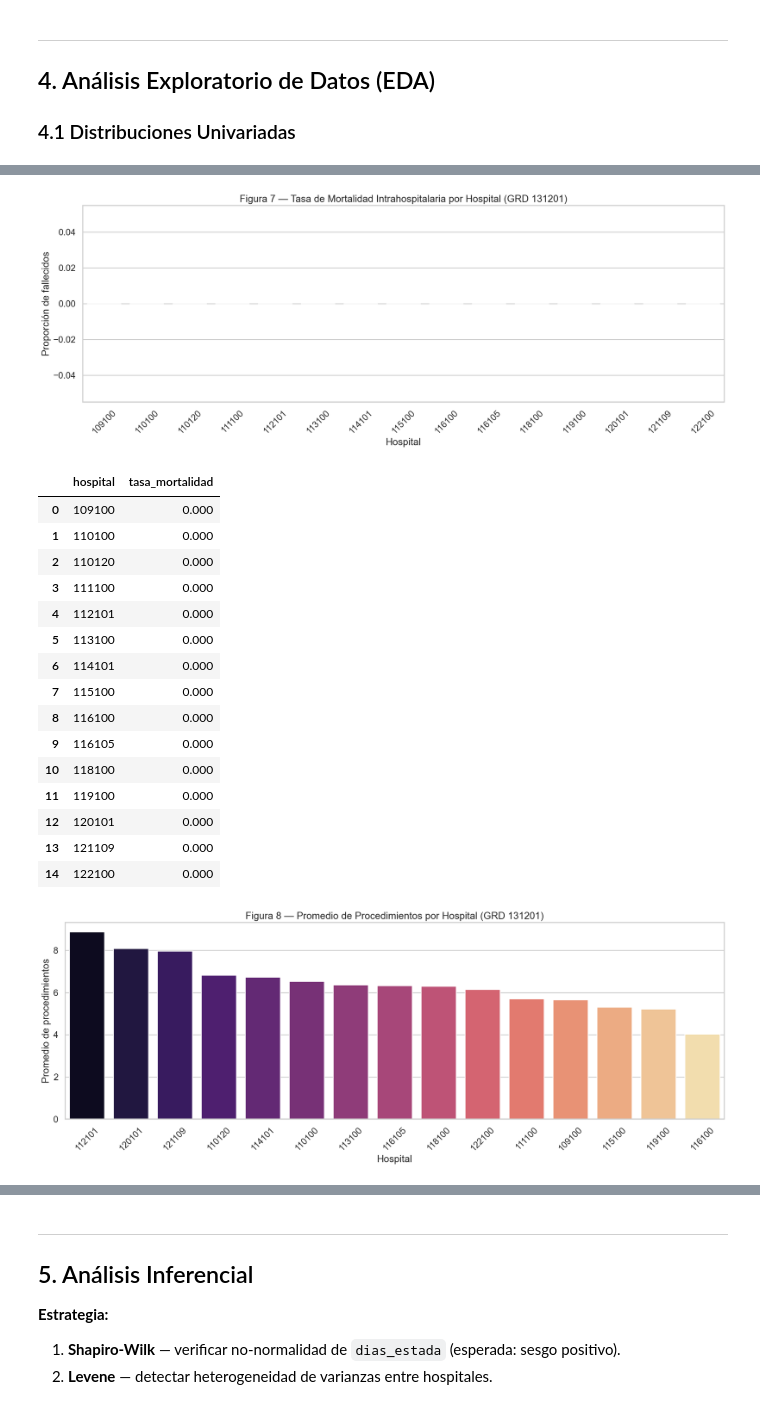
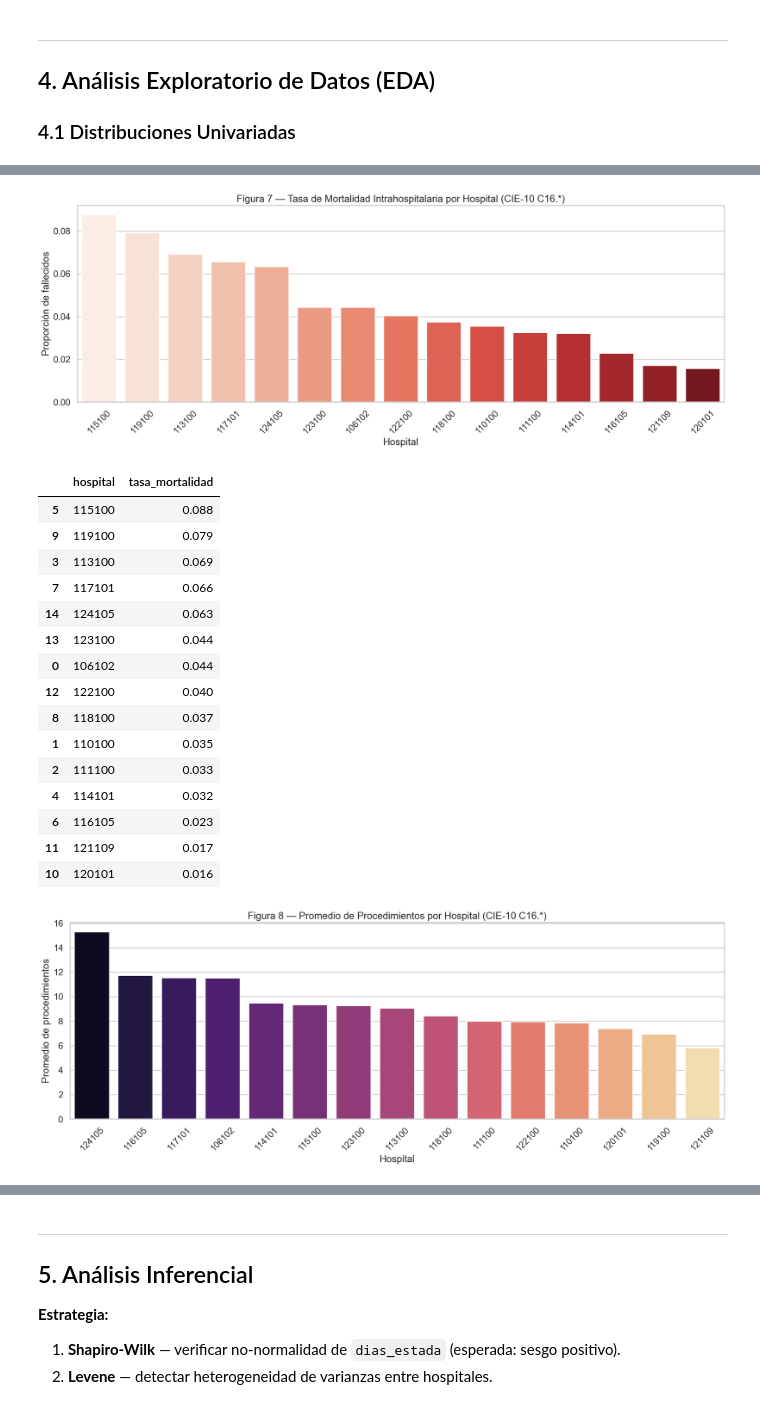
Before and after one commit to SebaGRT/Proyecto-Hospitalizacion, a Jupyter notebook: Avance 2/Advance2_Analisis_Completo.ipynb, the cells around one changed output, grey strips where cells are left out. Saved outputs shown, nothing was run; the diff lists cells and outputs as text; code cells hidden in the pictures.

```diff
--- a/Avance 2/Advance2_Analisis_Completo.ipynb
+++ b/Avance 2/Advance2_Analisis_Completo.ipynb
@@ -723,40 +750,40 @@ Figura 6 guardada: outputs/graficos/03_boxplot_dias_por_hospital.png
 # %%
 # ── BARPLOT: Tasa de mortalidad intrahospitalaria × Hospital ───────────────
 mort_hosp = (
     df_plot.groupby('hospital', as_index=False)['mortalidad']
     .mean()
     .rename(columns={'mortalidad': 'tasa_mortalidad'})
     .sort_values('tasa_mortalidad', ascending=False)
 )
 
 fig, ax = plt.subplots(figsize=(18, 7))
 sns.barplot(data=mort_hosp, x='hospital', y='tasa_mortalidad', palette='Reds', ax=ax)
-ax.set_title(f'Figura 7 — Tasa de Mortalidad Intrahospitalaria por Hospital (GRD {GRD_FOCAL})')
+ax.set_title(f'Figura 7 — Tasa de Mortalidad Intrahospitalaria por Hospital (CIE-10 {TARGET_CIE})')
 ax.set_xlabel('Hospital')
 ax.set_ylabel('Proporción de fallecidos')
 ax.tick_params(axis='x', rotation=45)
 plt.tight_layout()
 fig.savefig(OUT_GRAFICOS / '04_mortalidad_por_hospital.png', dpi=150, bbox_inches='tight')
 plt.show()
 display(mort_hosp.round(4))
 # %% [output]
-[figure, old version]
+[figure, new version]
 |  | hospital | tasa_mortalidad |
-| 0 | 109100 | 0.000 |
-| 1 | 110100 | 0.000 |
-| 2 | 110120 | 0.000 |
-| 3 | 111100 | 0.000 |
-| 4 | 112101 | 0.000 |
-| 5 | 113100 | 0.000 |
-| 6 | 114101 | 0.000 |
-| 7 | 115100 | 0.000 |
-| 8 | 116100 | 0.000 |
-| 9 | 116105 | 0.000 |
-| 10 | 118100 | 0.000 |
-| 11 | 119100 | 0.000 |
-| 12 | 120101 | 0.000 |
-| 13 | 121109 | 0.000 |
-| 14 | 122100 | 0.000 |
+| 5 | 115100 | 0.088 |
+| 9 | 119100 | 0.079 |
+| 3 | 113100 | 0.069 |
+| 7 | 117101 | 0.066 |
+| 14 | 124105 | 0.063 |
+| 13 | 123100 | 0.044 |
+| 0 | 106102 | 0.044 |
+| 12 | 122100 | 0.040 |
+| 8 | 118100 | 0.037 |
+| 1 | 110100 | 0.035 |
+| 2 | 111100 | 0.033 |
+| 4 | 114101 | 0.032 |
+| 6 | 116105 | 0.023 |
+| 11 | 121109 | 0.017 |
+| 10 | 120101 | 0.016 |
 # %%
 # ── BARPLOT: Promedio de procedimientos × Hospital ─────────────────────────
 proc_hosp = (
@@ -768,7 +795,7 @@ proc_hosp = (
 
 fig, ax = plt.subplots(figsize=(18, 7))
 sns.barplot(data=proc_hosp, x='hospital', y='proc_promedio', palette='magma', ax=ax)
-ax.set_title(f'Figura 8 — Promedio de Procedimientos por Hospital (GRD {GRD_FOCAL})')
+ax.set_title(f'Figura 8 — Promedio de Procedimientos por Hospital (CIE-10 {TARGET_CIE})')
 ax.set_xlabel('Hospital')
 ax.set_ylabel('Promedio de procedimientos')
 ax.tick_params(axis='x', rotation=45)
@@ -776,7 +803,7 @@ plt.tight_layout()
 fig.savefig(OUT_GRAFICOS / '05_procedimientos_por_hospital.png', dpi=150, bbox_inches='tight')
 plt.show()
 # %% [output]
-[figure, old version]
+[figure, new version]
 # %%
 # ── Tabla descriptiva comparativa por hospital ─────────────────────────────
 tabla_hosp = (
```
Also changed, not shown: parts of 26 cells of this notebook, 15 other files.
